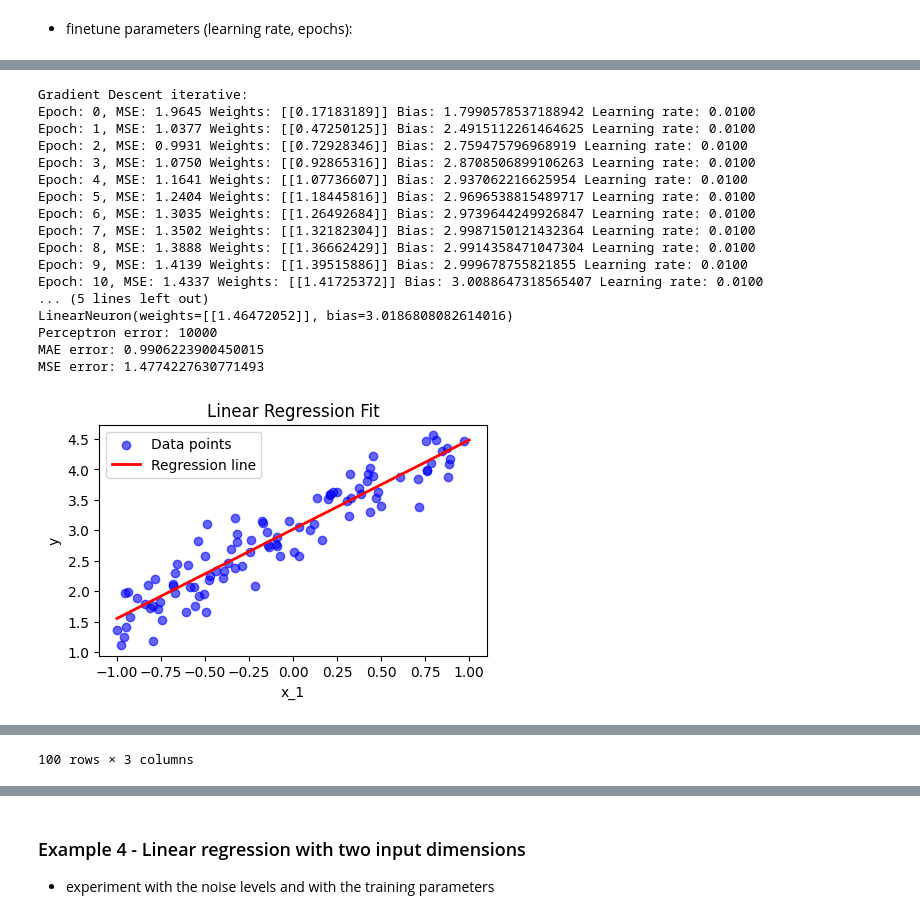
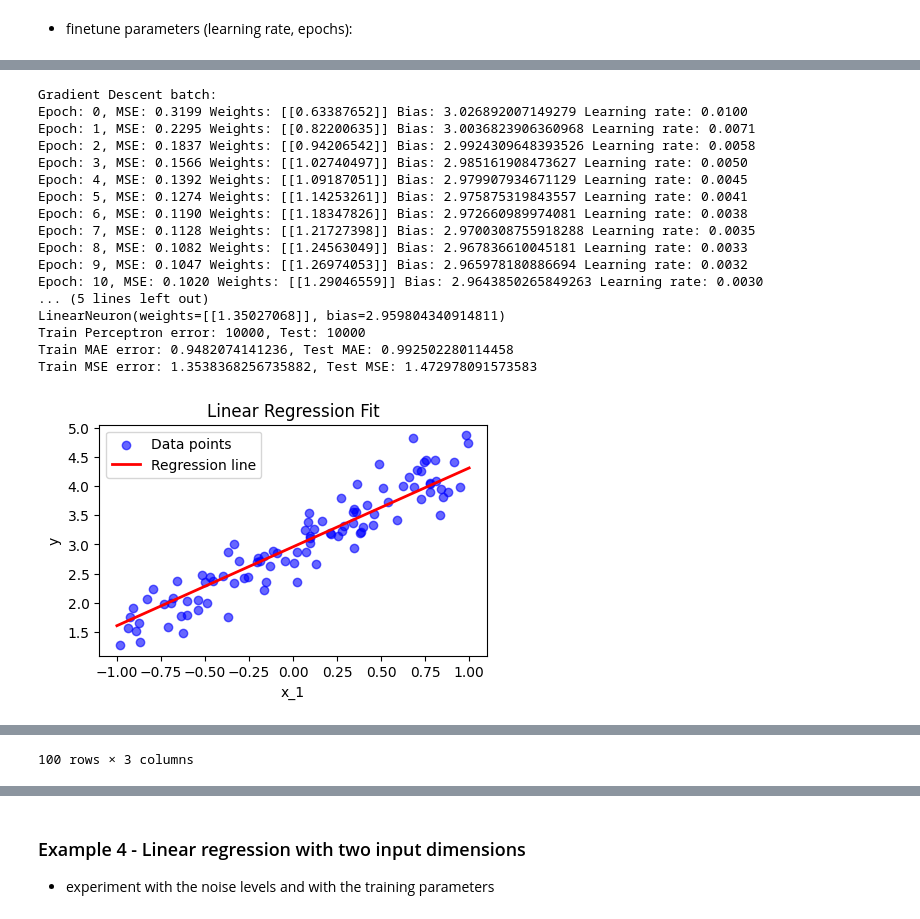
Before and after one commit to reitezuz/18NES1-2025-, a Jupyter notebook: week3/linear_neuron.ipynb, the cells around one changed output, grey strips where cells are left out. Drawn from its saved outputs; the diff is of its cells as text; code cells hidden in the pictures.

```diff
--- a/week3/linear_neuron.ipynb
+++ b/week3/linear_neuron.ipynb
@@ -979,0 +998,32 @@ Experiment Results:
+# %%
+# Example: linear regression
+# Training and testing data:
+inputs, true_outputs = generate_regression_data_1D(A=1.5, B=3, std_noise=0.3, number_of_samples=100)
+test_inputs, test_true_outputs = generate_regression_data_1D(A=1.5, B=3, std_noise=0.3, number_of_samples=100)
+
+print_progress = True
+learning_rate = 0.01
+init_method = 'random'
+adaptive_learning_rate = False
+min_error = 0.0001
+epochs = 15
+
+# Train the linear neuron:
+perceptron = LinearNeuron(inputs.shape[1], init_method)
+perceptron.gradient_descent_iterative(inputs, true_outputs, learning_rate, epochs, adaptive_learning_rate, min_error, print_progress)
+
+# Print summary:
+print(perceptron)
+real_outputs = perceptron.forward(inputs) # forward for the whole dataset
+test_outputs = perceptron.forward(test_inputs)
+print(f"Train Perceptron error: {perceptron_error(true_outputs, real_outputs)}, Test PE: {perceptron_error(test_true_outputs, test_outputs)}")
+print(f"Train MAE error: {MAE_error(true_outputs, real_outputs)}, Test MAE: {MAE_error(test_true_outputs, test_outputs)}")
+print(f"Train MSE error: {MSE_error(true_outputs, real_outputs)}, Test MSE: {MSE_error(test_true_outputs, test_outputs)}")
+plot_regression(perceptron, inputs, true_outputs)
+
+# Create a pandas DataFrame for a nice table
+import pandas as pd
+df = pd.DataFrame(columns=['Input', 'Predicted', 'True'])
+for inputs, label in zip(inputs, true_outputs):
+    df.loc[len(df)] = {'Input': inputs, 'Predicted': perceptron.forward(inputs), 'True': label}
+df
@@ -980,51 +1066,50 @@ Experiment Results:
 # %%
-# Example: linear regression
 inputs, true_outputs = generate_regression_data_1D(A=1.5, B=3, std_noise=0.3, number_of_samples=100)
 
 print_progress = True
 learning_rate = 0.01
 init_method = 'random'
-adaptive_learning_rate = False
+adaptive_learning_rate = True
 min_error = 0.0001
 epochs = 15
 
 # Train the linear neuron:
 perceptron = LinearNeuron(inputs.shape[1], init_method)
-perceptron.gradient_descent_iterative(inputs, true_outputs, learning_rate, epochs, adaptive_learning_rate, min_error, print_progress)
+perceptron.gradient_descent_batch(inputs, true_outputs, learning_rate, epochs, adaptive_learning_rate, min_error, print_progress)
 
 # Print summary:
 print(perceptron)
 real_outputs = perceptron.forward(inputs) # forward for the whole dataset
-error = perceptron_error(true_outputs, real_outputs)
-print(f"Perceptron error: {error}")
-print(f"MAE error: {MAE_error(true_outputs, real_outputs)}")
-print(f"MSE error: {MSE_error(true_outputs, real_outputs)}")
+test_outputs = perceptron.forward(test_inputs)
+print(f"Train Perceptron error: {perceptron_error(true_outputs, real_outputs)}, Test: {perceptron_error(test_true_outputs, test_outputs)}")
+print(f"Train MAE error: {MAE_error(true_outputs, real_outputs)}, Test MAE: {MAE_error(test_true_outputs, test_outputs)}")
+print(f"Train MSE error: {MSE_error(true_outputs, real_outputs)}, Test MSE: {MSE_error(test_true_outputs, test_outputs)}")
 plot_regression(perceptron, inputs, true_outputs)
 
 # Create a pandas DataFrame for a nice table
 import pandas as pd
 df = pd.DataFrame(columns=['Input', 'Predicted', 'True'])
 for inputs, label in zip(inputs, true_outputs):
     df.loc[len(df)] = {'Input': inputs, 'Predicted': perceptron.forward(inputs), 'True': label}
 
 df
 # %% [output]
-Gradient Descent iterative:
-Epoch: 0, MSE: 1.9645 Weights: [[0.17183189]] Bias: 1.7990578537188942 Learning rate: 0.0100
-Epoch: 1, MSE: 1.0377 Weights: [[0.47250125]] Bias: 2.4915112261464625 Learning rate: 0.0100
-Epoch: 2, MSE: 0.9931 Weights: [[0.72928346]] Bias: 2.759475796968919 Learning rate: 0.0100
-Epoch: 3, MSE: 1.0750 Weights: [[0.92865316]] Bias: 2.8708506899106263 Learning rate: 0.0100
-Epoch: 4, MSE: 1.1641 Weights: [[1.07736607]] Bias: 2.937062216625954 Learning rate: 0.0100
-Epoch: 5, MSE: 1.2404 Weights: [[1.18445816]] Bias: 2.9696538815489717 Learning rate: 0.0100
-Epoch: 6, MSE: 1.3035 Weights: [[1.26492684]] Bias: 2.9739644249926847 Learning rate: 0.0100
-Epoch: 7, MSE: 1.3502 Weights: [[1.32182304]] Bias: 2.9987150121432364 Learning rate: 0.0100
-Epoch: 8, MSE: 1.3888 Weights: [[1.36662429]] Bias: 2.9914358471047304 Learning rate: 0.0100
-Epoch: 9, MSE: 1.4139 Weights: [[1.39515886]] Bias: 2.999678755821855 Learning rate: 0.0100
-Epoch: 10, MSE: 1.4337 Weights: [[1.41725372]] Bias: 3.0088647318565407 Learning rate: 0.0100
+Gradient Descent batch:
+Epoch: 0, MSE: 0.3199 Weights: [[0.63387652]] Bias: 3.026892007149279 Learning rate: 0.0100
+Epoch: 1, MSE: 0.2295 Weights: [[0.82200635]] Bias: 3.0036823906360968 Learning rate: 0.0071
+Epoch: 2, MSE: 0.1837 Weights: [[0.94206542]] Bias: 2.9924309648393526 Learning rate: 0.0058
+Epoch: 3, MSE: 0.1566 Weights: [[1.02740497]] Bias: 2.985161908473627 Learning rate: 0.0050
+Epoch: 4, MSE: 0.1392 Weights: [[1.09187051]] Bias: 2.979907934671129 Learning rate: 0.0045
+Epoch: 5, MSE: 0.1274 Weights: [[1.14253261]] Bias: 2.975875319843557 Learning rate: 0.0041
+Epoch: 6, MSE: 0.1190 Weights: [[1.18347826]] Bias: 2.972660989974081 Learning rate: 0.0038
+Epoch: 7, MSE: 0.1128 Weights: [[1.21727398]] Bias: 2.9700308755918288 Learning rate: 0.0035
+Epoch: 8, MSE: 0.1082 Weights: [[1.24563049]] Bias: 2.967836610045181 Learning rate: 0.0033
+Epoch: 9, MSE: 0.1047 Weights: [[1.26974053]] Bias: 2.965978180886694 Learning rate: 0.0032
+Epoch: 10, MSE: 0.1020 Weights: [[1.29046559]] Bias: 2.9643850265849263 Learning rate: 0.0030
 ... (5 lines left out)
-LinearNeuron(weights=[[1.46472052]], bias=3.0186808082614016)
-Perceptron error: 10000
-MAE error: 0.9906223900450015
-MSE error: 1.4774227630771493
+LinearNeuron(weights=[[1.35027068]], bias=2.959804340914811)
+Train Perceptron error: 10000, Test: 10000
+Train MAE error: 0.9482074141236, Test MAE: 0.992502280114458
+Train MSE error: 1.3538368256735882, Test MSE: 1.472978091573583
-[figure, old version]
+[figure, new version]
 |  | Input | Predicted | True |
```
Also changed, not shown: parts of 25 cells of this notebook.
